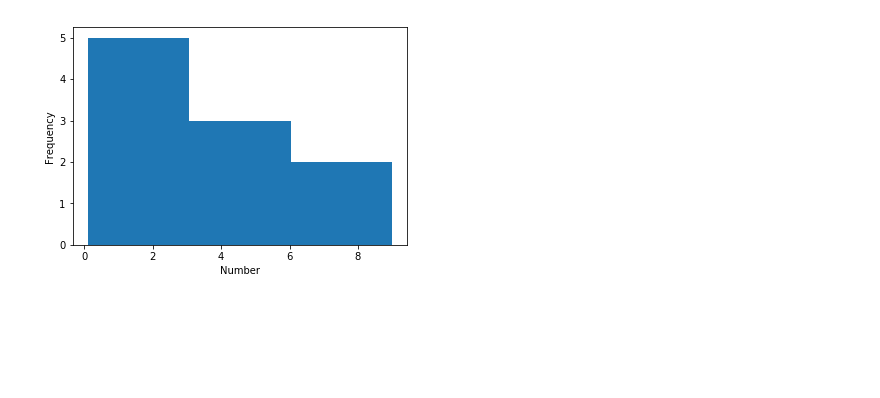
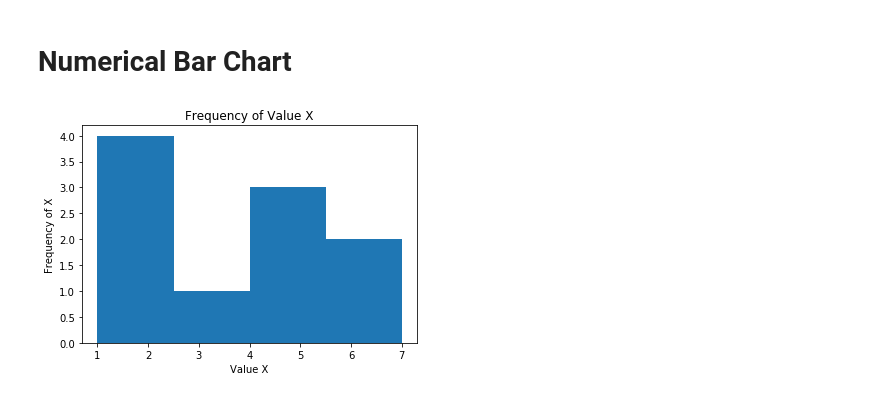
Before and after one commit to enriqueb721/100DaysOfMLCode, a Jupyter notebook: 1. Basic Tools/Getting Started Matplotlib.ipynb, the cells around one changed output. Saved outputs shown, nothing was run; the diff lists cells and outputs as text; code cells hidden in the pictures; blank space fills up the shorter version.

Commit message:
Add some charts to matplotlib tutorial

```diff
--- a/1. Basic Tools/Getting Started Matplotlib.ipynb
+++ b/1. Basic Tools/Getting Started Matplotlib.ipynb
@@ -30,9 +37,13 @@ plt.show()
+# %% [markdown]
+# Numerical Bar Chart
 # %%
-numbers = [0.1, 0.5, 1, 1.5, 2, 4, 5.5, 6, 8, 9]
+numbers = [1, 4, 3, 2, 4, 2, 1, 5, 7, 6]
+total_bars = 4
 
-plt.hist(numbers, bins = 3)
-plt.xlabel("Number")
-plt.ylabel("Frequency")
+plt.hist(numbers, bins = total_bars)
+plt.title("Frequency of Value X")
+plt.xlabel("Value X")
+plt.ylabel("Frequency of X")
 plt.show()
 # %% [output]
-[figure, old version]
+[figure, new version]
```
Also changed, not shown: parts of 20 cells of this notebook.
